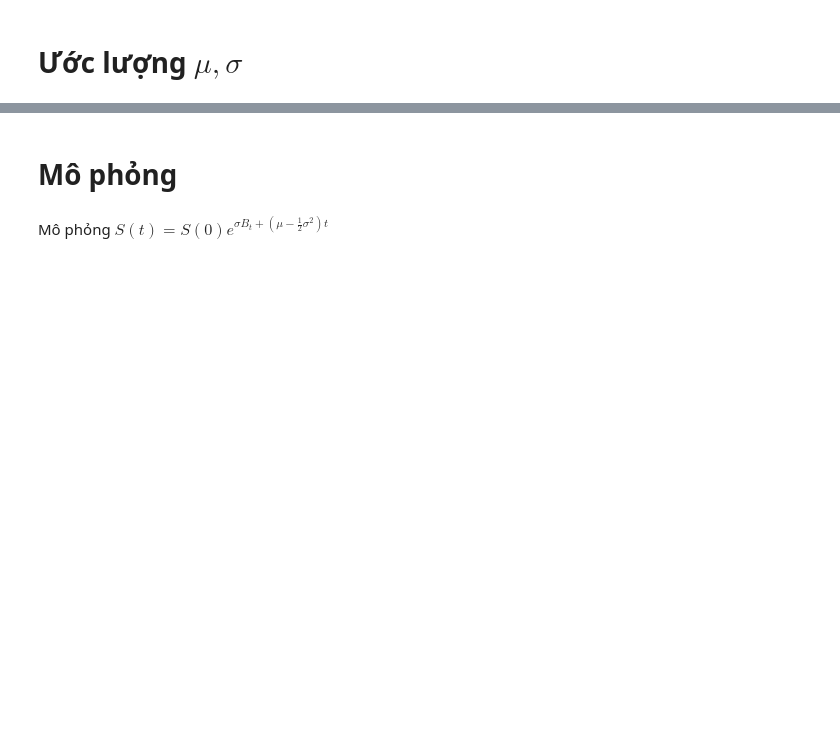
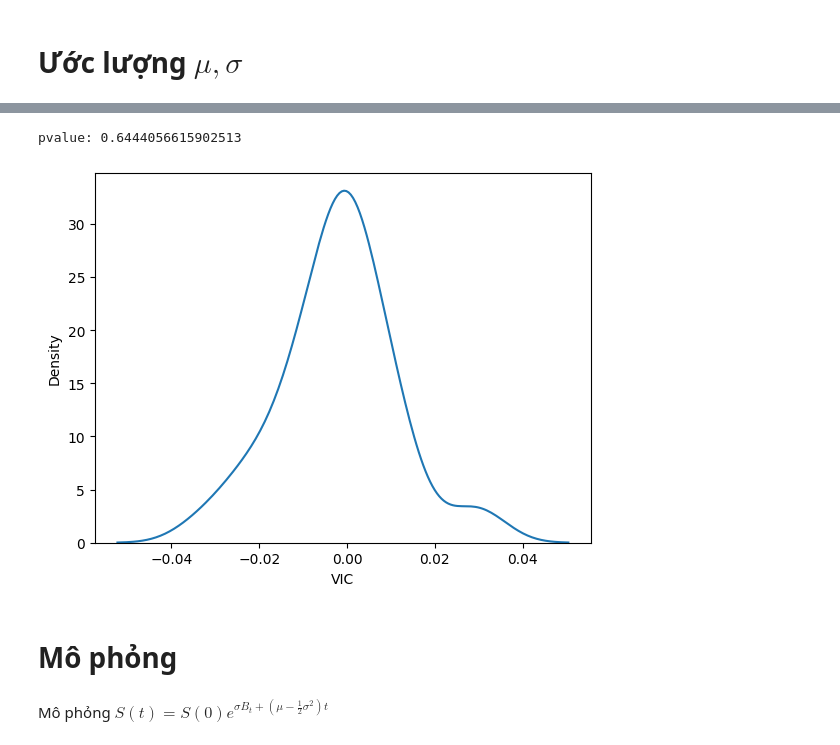
Before and after one commit to khanhtrinh2003/Financial-mathematics, a Jupyter notebook: tren_lop.ipynb, the cells around one changed output, grey strips where cells are left out. Drawn from its saved outputs; the diff is of its cells as text; code cells hidden in the pictures; blank space fills up the shorter version.

```diff
--- a/tren_lop.ipynb
+++ b/tren_lop.ipynb
@@ -44,3 +44,10 @@ sigma là 0.024718921516349933
+# %%
+sns.kdeplot(vn_df.pct_change())
+statistic, pvalue=stats.jarque_bera(vn_df.pct_change()[1:])
+print(f"pvalue: {pvalue}")
+# %% [output]
+pvalue: 0.6444056615902513
+[figure, added]
 # %% [markdown]
 # Mô phỏng
 # %% [markdown]
```
Also changed, not shown: parts of 4 cells of this notebook.
